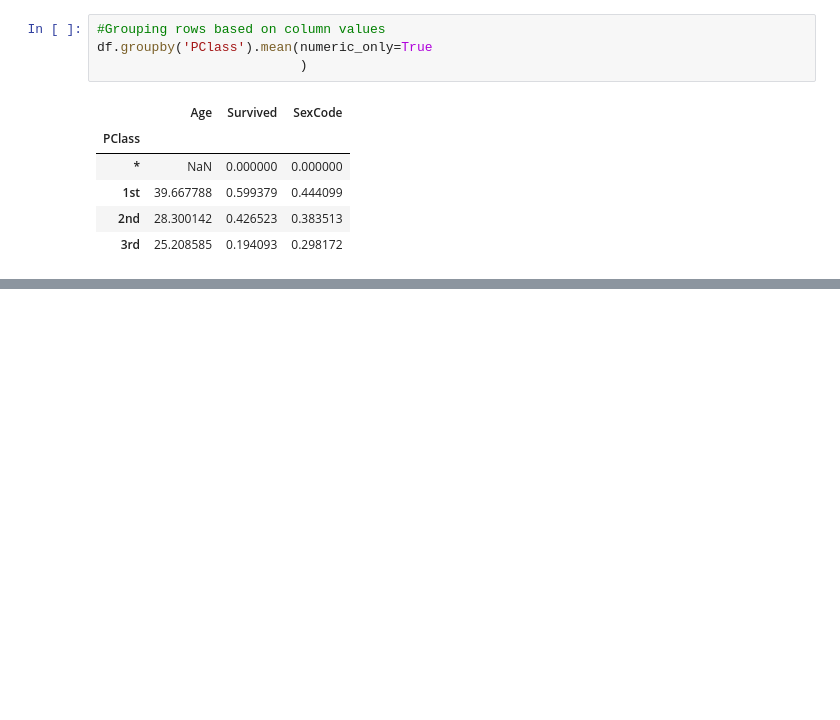
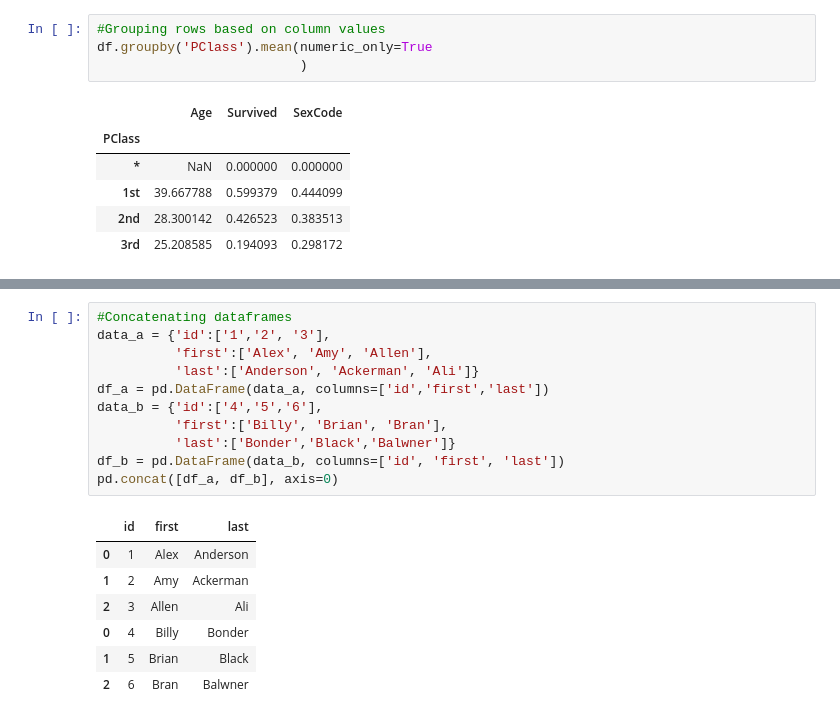
Before and after one commit to SamGombs20/DataAnalysisSample, a Jupyter notebook: code/dataWrangling.ipynb, the cells around one changed output, grey strips where cells are left out. Drawn from its saved outputs; the diff is of its cells as text; blank space fills up the shorter version.

Commit message:
Update:Some data wrangling

```diff
--- a/code/dataWrangling.ipynb
+++ b/code/dataWrangling.ipynb
@@ -199,0 +208,19 @@ df1.resample('W').sum()
+# %%
+#Concatenating dataframes
+data_a = {'id':['1','2', '3'],
+          'first':['Alex', 'Amy', 'Allen'],
+          'last':['Anderson', 'Ackerman', 'Ali']}
+df_a = pd.DataFrame(data_a, columns=['id','first','last'])
+data_b = {'id':['4','5','6'],
+          'first':['Billy', 'Brian', 'Bran'],
+          'last':['Bonder','Black','Balwner']}
+df_b = pd.DataFrame(data_b, columns=['id', 'first', 'last'])
+pd.concat([df_a, df_b], axis=0)
+# %% [output]
+|  | id | first | last |
+| 0 | 1 | Alex | Anderson |
+| 1 | 2 | Amy | Ackerman |
+| 2 | 3 | Allen | Ali |
+| 0 | 4 | Billy | Bonder |
+| 1 | 5 | Brian | Black |
+| 2 | 6 | Bran | Balwner |
```
Also changed, not shown: parts of 2 cells of this notebook.
